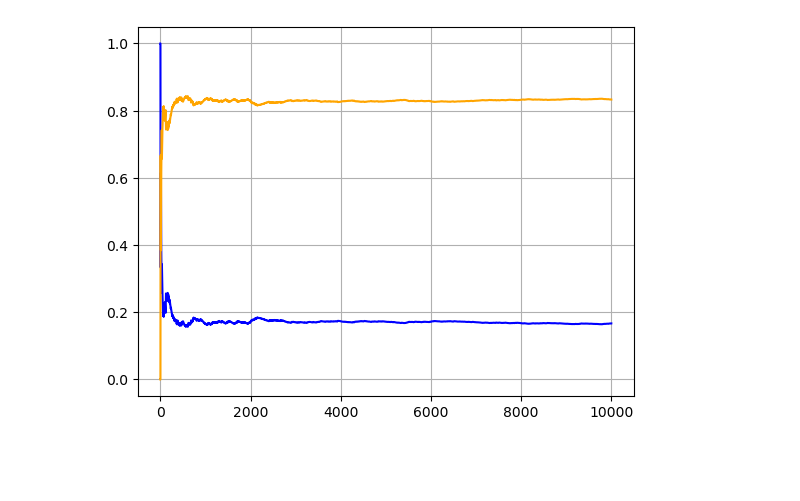
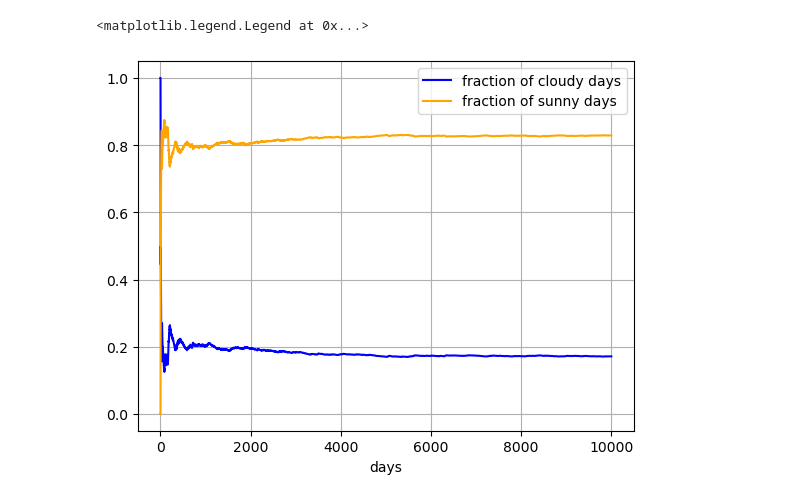
Before and after one commit to JacopoPerri/astrostatistics_bicocca_2026, a Jupyter notebook: working/weather_forecast.ipynb, the cells around one changed output. Cells and saved outputs as stored; diff of their text form; code cells hidden in the pictures; blank space fills up the shorter version.

```diff
--- a/working/weather_forecast.ipynb
+++ b/working/weather_forecast.ipynb
@@ -22,7 +5,7 @@ def calc_T(today):
 # %%
 def extract_weather(today):
+    #using the metropolis hastings algorithm
 
-    p_cloud, p_sun = calc_T(today)
     num = uniform.rvs(loc=0, scale=1)
 
     if today == 'c':
@@ -37,7 +20,7 @@ def extract_weather(today):
         if today it's sunny, there is a higher probability that tomorrow will be sunny again.
         so it will be sunny if 1-num is < 0.9 (very likely) and cloudy if 1-num >= 0.9 (10% of times)
         '''
-        if (1-num) < p_sun:
+        if (1-num) < 0.9:
             extr = 0
         else:
             extr = 1
@@ -85,10 +68,13 @@ def cum_days_weat(days):
 # %%
 fig, ax = plt.subplots()
 
 cloud_cum, sun_cum = cum_days_weat(days_weather)
 xarr = np.arange(0, N)
-plt.plot(xarr, cloud_cum, color='blue')
-plt.plot(xarr, sun_cum, color='orange')
+plt.plot(xarr, cloud_cum, color='blue', label='fraction of cloudy days')
+plt.plot(xarr, sun_cum, color='orange', label='fraction of sunny days')
 plt.grid()
+plt.xlabel('days')
+plt.legend(loc='best')
 # %% [output]
+<matplotlib.legend.Legend at 0x...>
-[figure, old version]
+[figure, new version]
```
Also changed, not shown: parts of 2 cells of this notebook, 2 other files.
